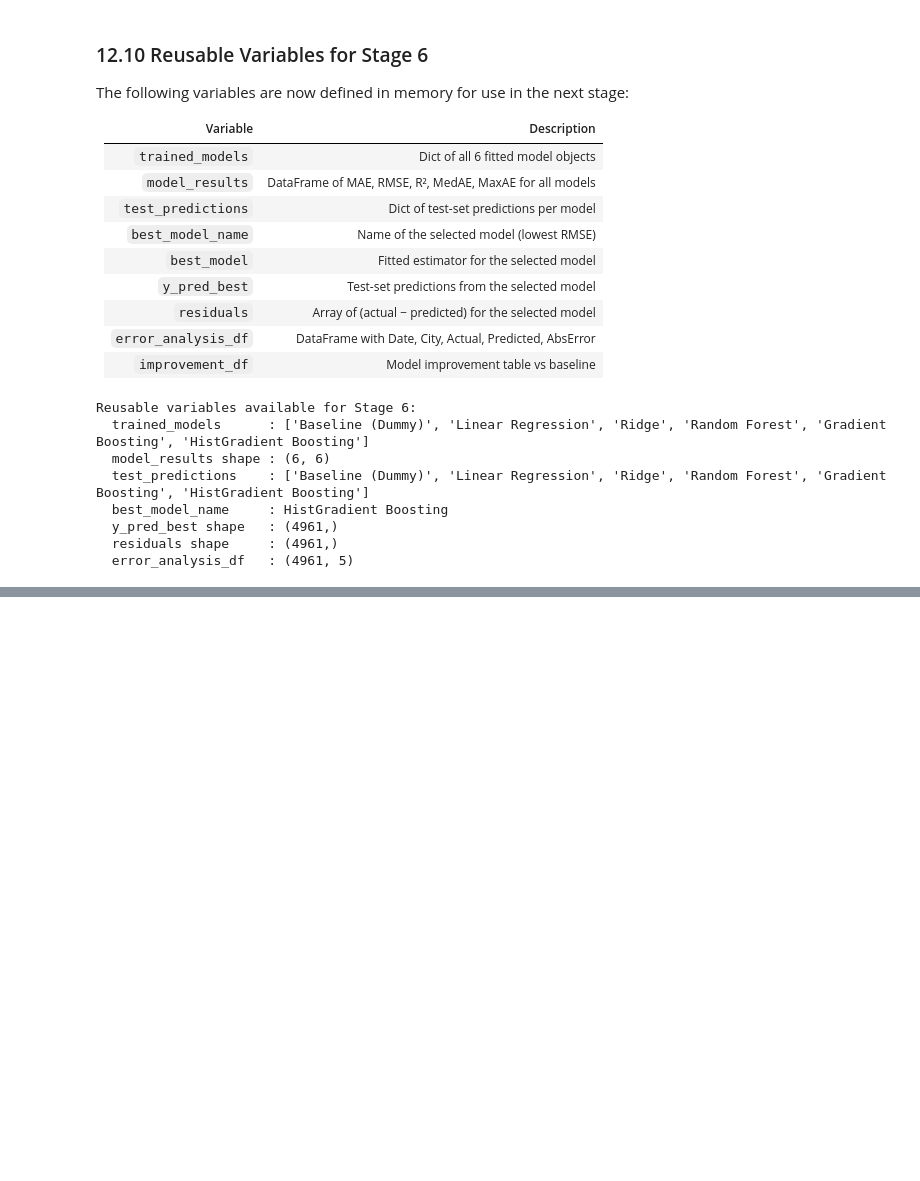
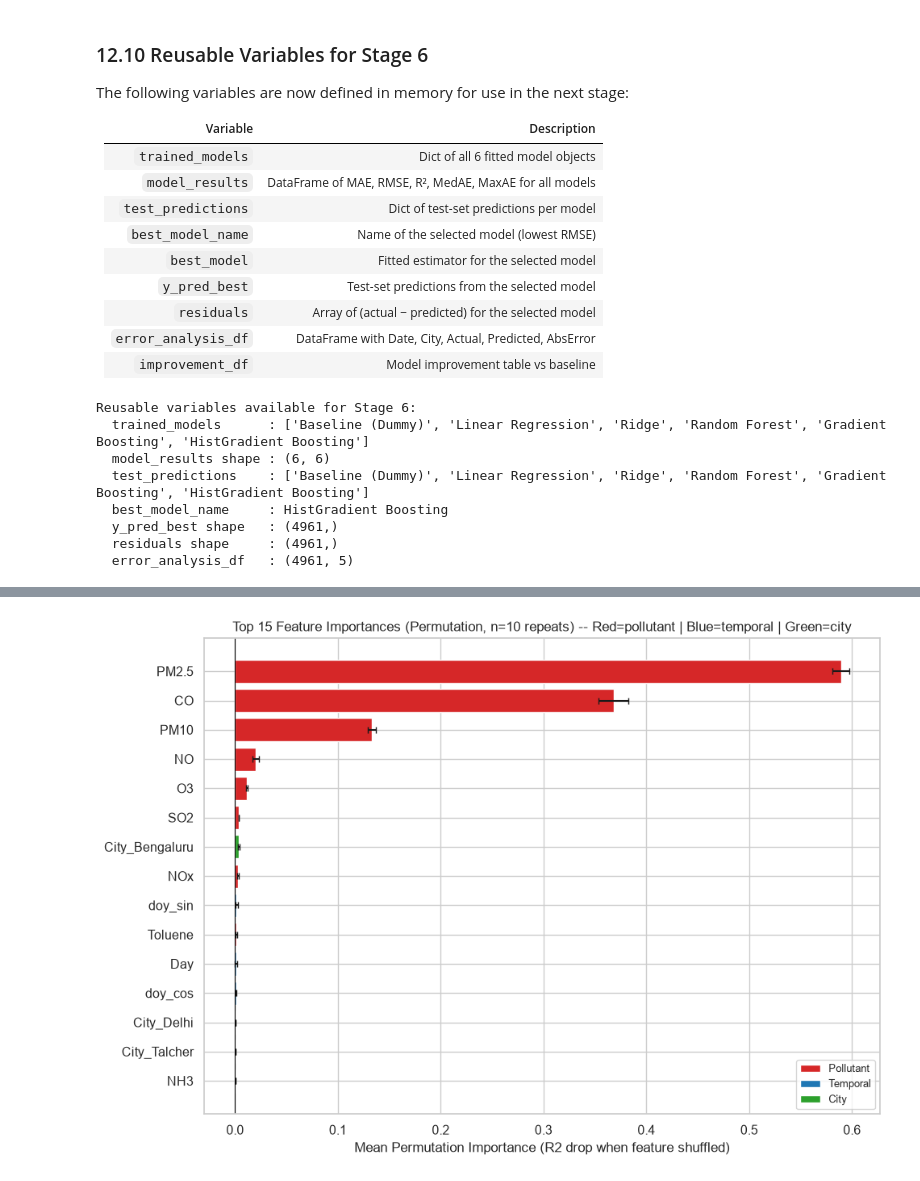
Before and after one commit to jaikishan1234/air-quality-analytics, a Jupyter notebook: notebooks/JaikishanNayak_AirQualityAnalytics.ipynb, the cells around one changed output, grey strips where cells are left out. Drawn from its saved outputs; the diff is of its cells as text; code cells hidden in the pictures; blank space fills up the shorter version.

```diff
--- a/notebooks/JaikishanNayak_AirQualityAnalytics.ipynb
+++ b/notebooks/JaikishanNayak_AirQualityAnalytics.ipynb
@@ -2670,0 +2730,23 @@ Reusable variables available for Stage 6:
+# %%
+# ── Permutation importance on test set ───────────────────────────────────────
+from sklearn.inspection import permutation_importance
+
+print('Computing permutation importance (n_repeats=10)...')
+perm_result = permutation_importance(
+    best_model, X_test_processed, y_test,
+    n_repeats=10, random_state=42, scoring='r2', n_jobs=-1
+)
+
+# Recover feature names from the fitted preprocessor
+_ohe_cols      = preprocessor.named_transformers_['cat']['onehot'].get_feature_names_out(['City'])
+_feat_names    = all_feat_names   # already defined in Stage 4 (numeric + OHE city cols)
+
+perm_importance_df = pd.DataFrame({
+    'Feature':          _feat_names,
+    'Importance_Mean':  perm_result.importances_mean.round(5),
+    'Importance_Std':   perm_result.importances_std.round(5),
+}).sort_values('Importance_Mean', ascending=False).reset_index(drop=True)
+
+print()
+print('Top 20 features by permutation importance (R² drop when shuffled):')
+print(perm_importance_df.head(20).to_string(index=False))
@@ -2670,0 +2771,23 @@ Reusable variables available for Stage 6:
+# %%
+# ── Horizontal bar chart: top 15 permutation importances ─────────────────────
+top15 = perm_importance_df.head(15).copy()[::-1]  # reverse for horizontal plot
+
+fig, ax = plt.subplots(figsize=(10, 7))
+colors = ['#d62728' if f in POLLUTANT_FEATURES else
+          '#1f77b4' if f in TEMPORAL_FEATURES  else
+          '#2ca02c'
+          for f in top15['Feature']]
+bars = ax.barh(top15['Feature'], top15['Importance_Mean'], xerr=top15['Importance_Std'],
+               color=colors, edgecolor='white', capsize=3)
+ax.set_xlabel('Mean Permutation Importance (R2 drop when feature shuffled)')
+ax.set_title('Top 15 Feature Importances (Permutation, n=10 repeats) -- Red=pollutant | Blue=temporal | Green=city')
+ax.axvline(0, color='black', linewidth=0.8)
+from matplotlib.patches import Patch
+legend_elements = [Patch(facecolor='#d62728', label='Pollutant'),
+                   Patch(facecolor='#1f77b4', label='Temporal'),
+                   Patch(facecolor='#2ca02c', label='City')]
+ax.legend(handles=legend_elements, fontsize=9, loc='lower right')
+plt.tight_layout()
+plt.show()
+# %% [output]
+[figure, added]
```
Also changed, not shown: parts of 29 cells of this notebook, 6 other files.
